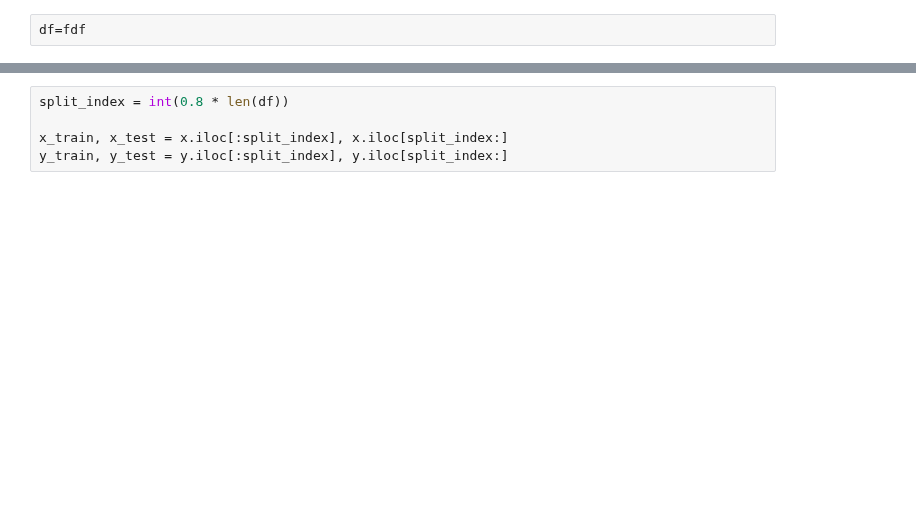
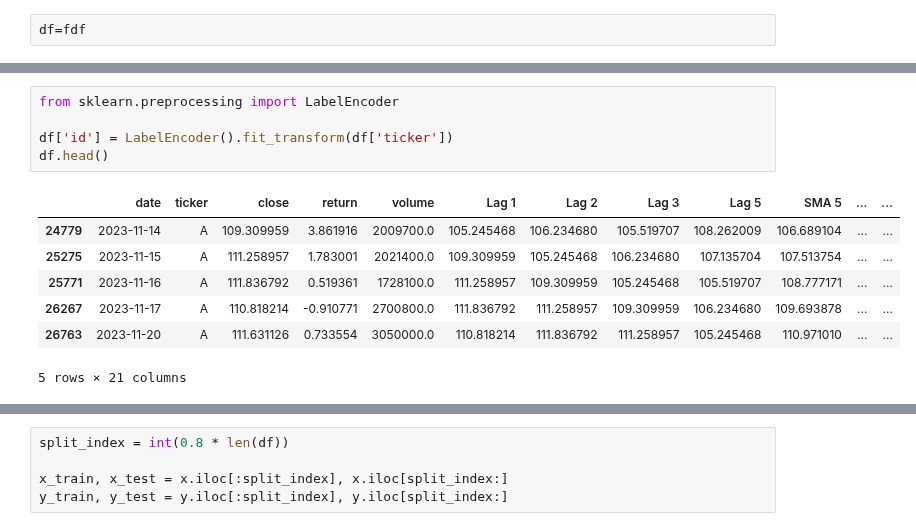
Before and after one commit to Suman-Poola/Random-Forrest-s-p500, a Jupyter notebook: Data_Frame.ipynb, the cells around one changed output, grey strips where cells are left out. Drawn from its saved outputs; the diff is of its cells as text; blank space fills up the shorter version.

```diff
--- a/Data_Frame.ipynb
+++ b/Data_Frame.ipynb
@@ -128,0 +249,13 @@ df.head()
+# %%
+from sklearn.preprocessing import LabelEncoder
+
+df['id'] = LabelEncoder().fit_transform(df['ticker'])
+df.head()
+# %% [output]
+|  | date | ticker | close | return | volume | Lag 1 | Lag 2 | Lag 3 | Lag 5 | SMA 5 | ... | ... |
+| 24779 | 2023-11-14 | A | 109.309959 | 3.861916 | 2009700.0 | 105.245468 | 106.234680 | 105.519707 | 108.262009 | 106.689104 | ... | ... |
+| 25275 | 2023-11-15 | A | 111.258957 | 1.783001 | 2021400.0 | 109.309959 | 105.245468 | 106.234680 | 107.135704 | 107.513754 | ... | ... |
+| 25771 | 2023-11-16 | A | 111.836792 | 0.519361 | 1728100.0 | 111.258957 | 109.309959 | 105.245468 | 105.519707 | 108.777171 | ... | ... |
+| 26267 | 2023-11-17 | A | 110.818214 | -0.910771 | 2700800.0 | 111.836792 | 111.258957 | 109.309959 | 106.234680 | 109.693878 | ... | ... |
+| 26763 | 2023-11-20 | A | 111.631126 | 0.733554 | 3050000.0 | 110.818214 | 111.836792 | 111.258957 | 105.245468 | 110.971010 | ... | ... |
+5 rows × 21 columns
```
Also changed, not shown: parts of 16 cells of this notebook.
